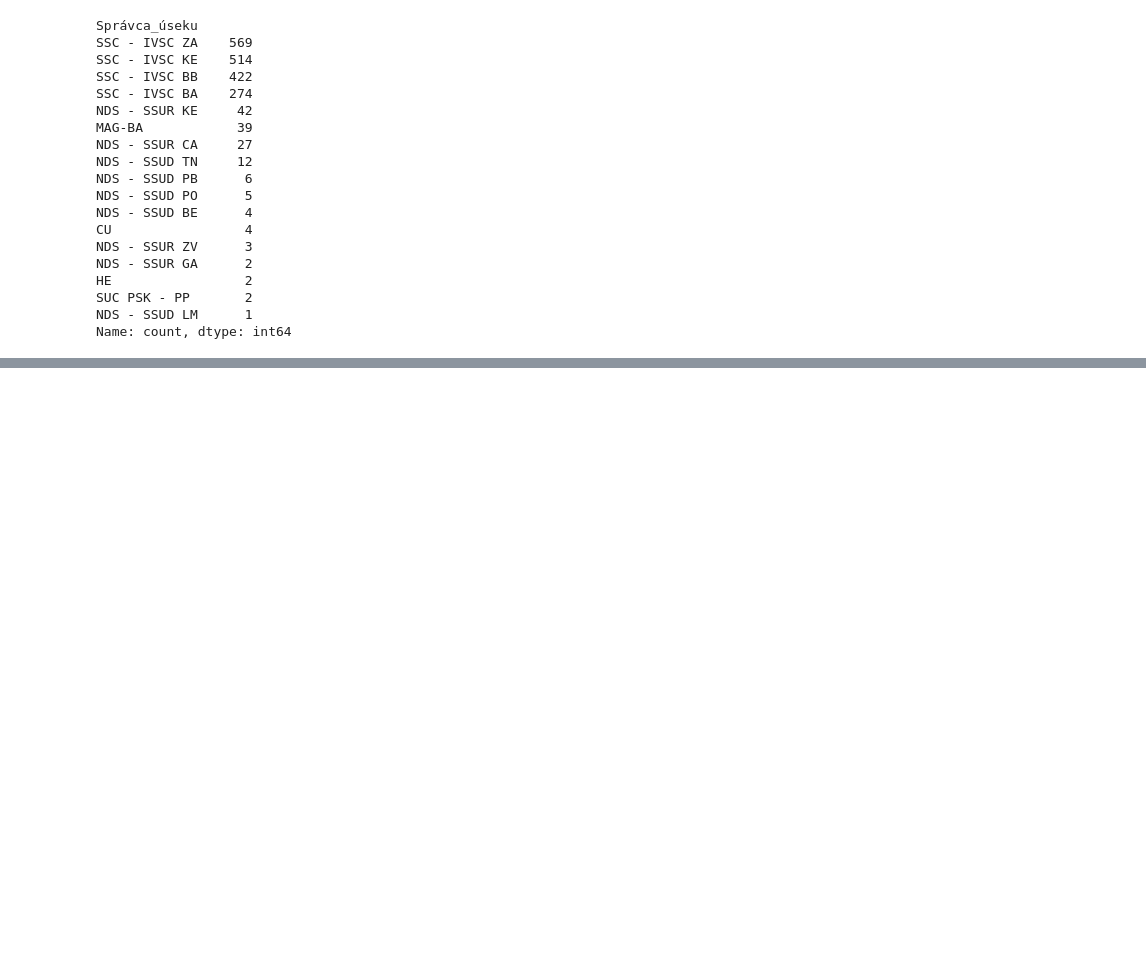
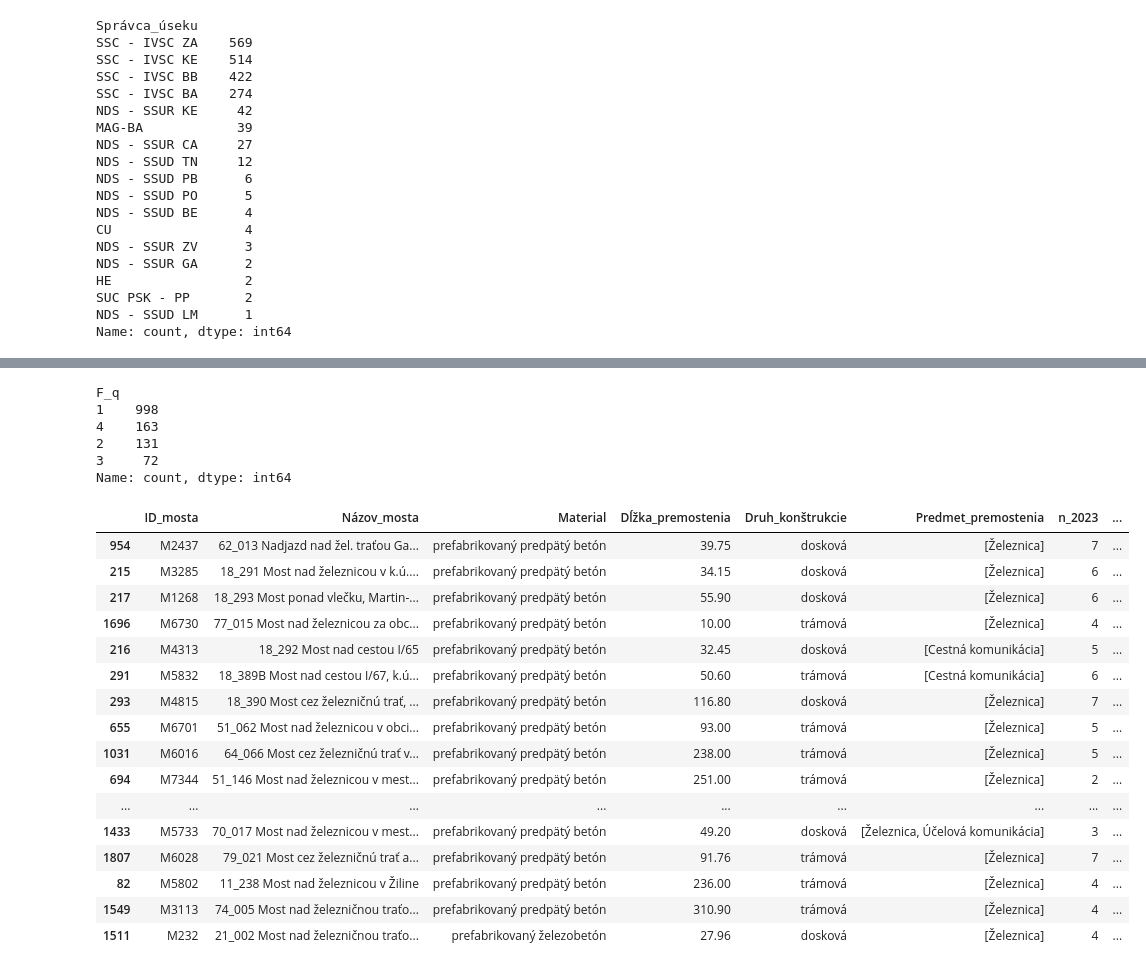
Before and after one commit to Medvedku/Bridges, a Jupyter notebook: 00_SSC/00_data.ipynb, the cells around one changed output, grey strips where cells are left out. Saved outputs shown, nothing was run; the diff lists cells and outputs as text; code cells hidden in the pictures; blank space fills up the shorter version.

```diff
--- a/00_SSC/00_data.ipynb
+++ b/00_SSC/00_data.ipynb
@@ -81,0 +218,17 @@ Name: count, dtype: int64
+# %%
+# Define a dictionary mapping 'Druh_konštrukcie' values to their corresponding values
+construction_mapping = {
+    'dosková': 0,
+    'trámová': 1,
+    'klenbová': 0,
+    'rámová': 0,
+    'oblúková': 0,
+    'Nezistený': 1,
+    'iná': 1,
+    'priehradová': 0,
+    'zavesená': 0
+}
+
+# Update the values in the 'F_f' column based on the mapped values from 'Druh_konštrukcie'
+filtered_bridges_SSC['F_f'] += filtered_bridges_SSC['Druh_konštrukcie'].map(
+    construction_mapping)
@@ -81,0 +250,4 @@ Name: count, dtype: int64
+# %%
+# Split the values in the "Predmet_premostenia" column into lists
+filtered_bridges_SSC["Predmet_premostenia"] = filtered_bridges_SSC["Predmet_premostenia"].str.split(
+    ",  ")
@@ -81,0 +289,38 @@ Name: count, dtype: int64
+# %%
+filtered_bridges_SSC["F_q"].value_counts()
+# %% [output]
+F_q
+1    998
+4    163
+2    131
+3     72
+Name: count, dtype: int64
+# %%
+# Computing the new column R using the given formula
+filtered_bridges_SSC['R'] = ((((4 * filtered_bridges_SSC['F_y'] + filtered_bridges_SSC['F_f'] +
+                                filtered_bridges_SSC['F_f'] + filtered_bridges_SSC['F_c']) *
+                               filtered_bridges_SSC['F_q']) - 6) / 254) * 100
+# %%
+filtered_bridges_SSC_sorted_asc = filtered_bridges_SSC.sort_values(
+    by='R', ascending=False)
+# %%
+filtered_bridges_SSC_sorted_asc[["ID_mosta", "Názov_mosta",
+                                 "Material", "Dĺžka_premostenia", "Druh_konštrukcie", "Predmet_premostenia", "n_2023", "F_q", "R"]].head(35)
+# %% [output]
+|  | ID_mosta | Názov_mosta | Material | Dĺžka_premostenia | Druh_konštrukcie | Predmet_premostenia | n_2023 | ... |
+| 954 | M2437 | 62_013 Nadjazd nad žel. traťou Ga... | prefabrikovaný predpätý betón | 39.75 | dosková | [Železnica] | 7 | ... |
+| 215 | M3285 | 18_291 Most nad železnicou v k.ú.... | prefabrikovaný predpätý betón | 34.15 | dosková | [Železnica] | 6 | ... |
+| 217 | M1268 | 18_293 Most ponad vlečku, Martin-... | prefabrikovaný predpätý betón | 55.90 | dosková | [Železnica] | 6 | ... |
+| 1696 | M6730 | 77_015 Most nad železnicou za obc... | prefabrikovaný predpätý betón | 10.00 | trámová | [Železnica] | 4 | ... |
+| 216 | M4313 | 18_292 Most nad cestou I/65 | prefabrikovaný predpätý betón | 32.45 | dosková | [Cestná komunikácia] | 5 | ... |
+| 291 | M5832 | 18_389B Most nad cestou I/67, k.ú... | prefabrikovaný predpätý betón | 50.60 | trámová | [Cestná komunikácia] | 6 | ... |
+| 293 | M4815 | 18_390 Most cez železničnú trať, ... | prefabrikovaný predpätý betón | 116.80 | dosková | [Železnica] | 7 | ... |
+| 655 | M6701 | 51_062 Most nad železnicou v obci... | prefabrikovaný predpätý betón | 93.00 | trámová | [Železnica] | 5 | ... |
+| 1031 | M6016 | 64_066 Most cez železničnú trať v... | prefabrikovaný predpätý betón | 238.00 | trámová | [Železnica] | 5 | ... |
+| 694 | M7344 | 51_146 Most nad železnicou v mest... | prefabrikovaný predpätý betón | 251.00 | trámová | [Železnica] | 2 | ... |
+| ... | ... | ... | ... | ... | ... | ... | ... | ... |
+| 1433 | M5733 | 70_017 Most nad železnicou v mest... | prefabrikovaný predpätý betón | 49.20 | dosková | [Železnica, Účelová komunikácia] | 3 | ... |
+| 1807 | M6028 | 79_021 Most cez železničnú trať a... | prefabrikovaný predpätý betón | 91.76 | trámová | [Železnica] | 7 | ... |
+| 82 | M5802 | 11_238 Most nad železnicou v Žiline | prefabrikovaný predpätý betón | 236.00 | trámová | [Železnica] | 4 | ... |
+| 1549 | M3113 | 74_005 Most nad železničnou traťo... | prefabrikovaný predpätý betón | 310.90 | trámová | [Železnica] | 4 | ... |
+| 1511 | M232 | 21_002 Most nad železničnou traťo... | prefabrikovaný železobetón | 27.96 | dosková | [Železnica] | 4 | ... |
```
Also changed, not shown: parts of 19 cells of this notebook, 7 other files.
